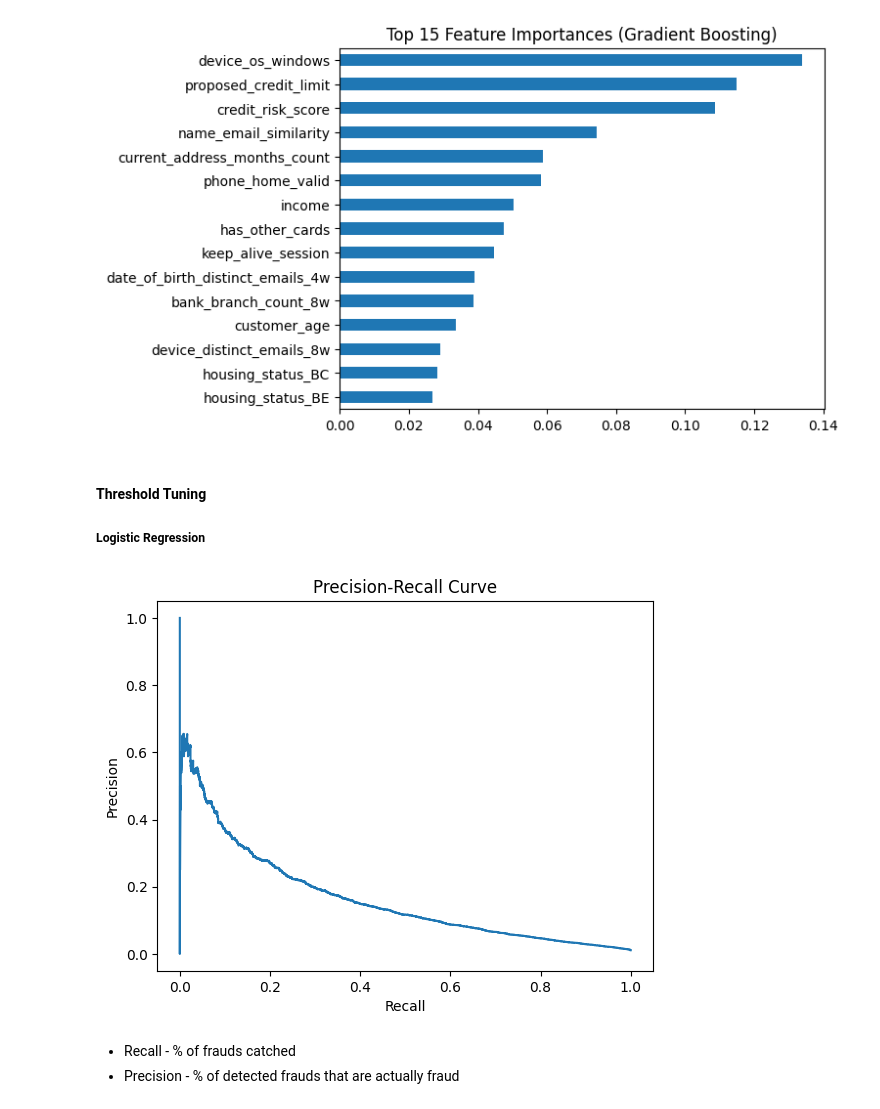
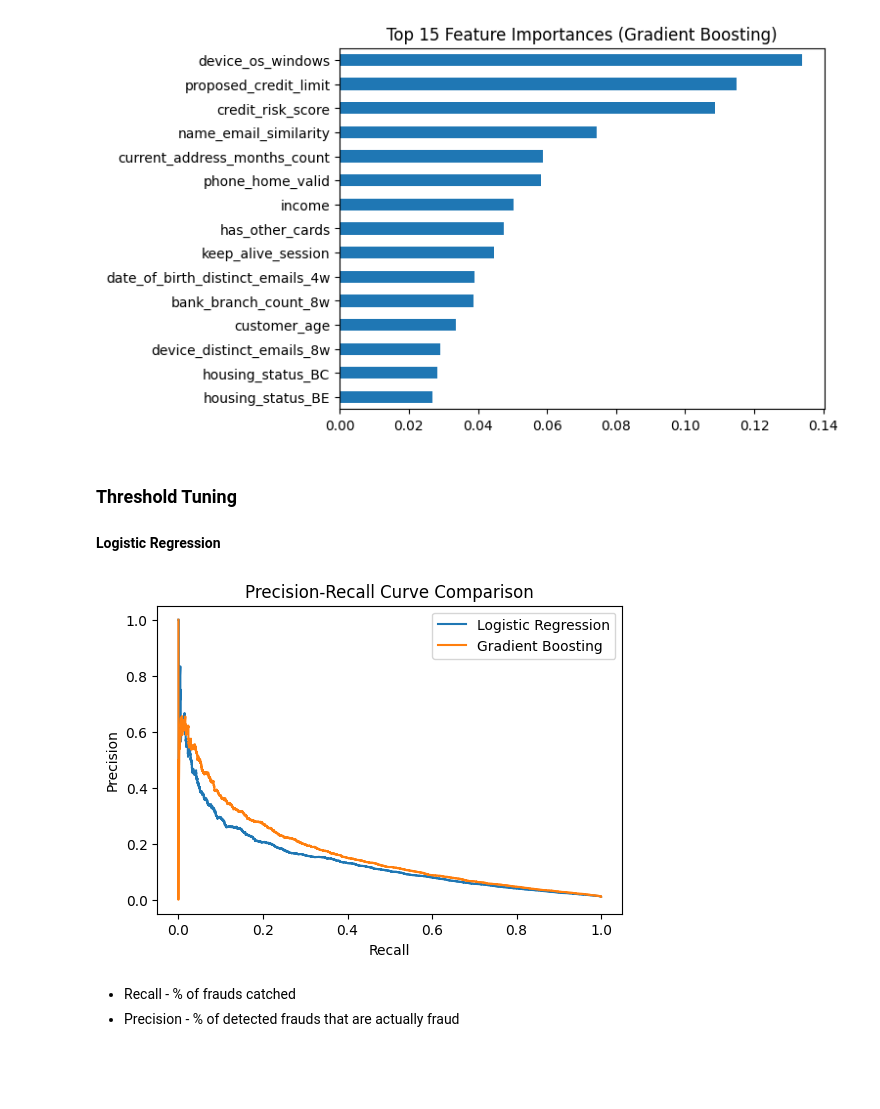
Before and after one commit to franciscandradegit/Final_Project, a Jupyter notebook: notebooks/fraud_ml.ipynb, the cells around one changed output. Saved outputs shown, nothing was run; the diff lists cells and outputs as text; code cells hidden in the pictures; blank space fills up the shorter version.

```diff
--- a/notebooks/fraud_ml.ipynb
+++ b/notebooks/fraud_ml.ipynb
@@ -623,16 +611,32 @@ plt.show()
 # %% [output]
 [figure]
 # %% [markdown]
-#### Threshold Tuning
-##### Logistic Regression
+### Threshold Tuning
+#### Logistic Regression
-# %%
-plt.plot(recall, precision)
-plt.xlabel("Recall")
-plt.ylabel("Precision")
-plt.title("Precision-Recall Curve")
-plt.show()
-# %% [output]
-[figure, removed]
+# %%
+from sklearn.metrics import precision_recall_curve
+precision, recall, thresholds = precision_recall_curve(y_test, y_lr_proba)
+
+# Logistic Regression
+y_lr_proba = lr.predict_proba(X_test)[:, 1]
+precision_lr, recall_lr, _ = precision_recall_curve(y_test, y_lr_proba)
+
+# Gradient Boosting
+y_gb_proba = gb.predict_proba(X_test)[:, 1]
+precision_gb, recall_gb, _ = precision_recall_curve(y_test, y_gb_proba)
+
+# Plot
+plt.figure(figsize=(6, 4))
+plt.plot(recall_lr, precision_lr, label="Logistic Regression")
+plt.plot(recall_gb, precision_gb, label="Gradient Boosting")
+
+plt.xlabel("Recall")
+plt.ylabel("Precision")
+plt.title("Precision-Recall Curve Comparison")
+plt.legend()
+plt.show()
+# %% [output]
+[figure, added]
 # %% [markdown]
 - Recall - % of frauds catched
 - Precision - % of detected frauds that are actually fraud
```
Also changed, not shown: parts of 46 cells of this notebook.
